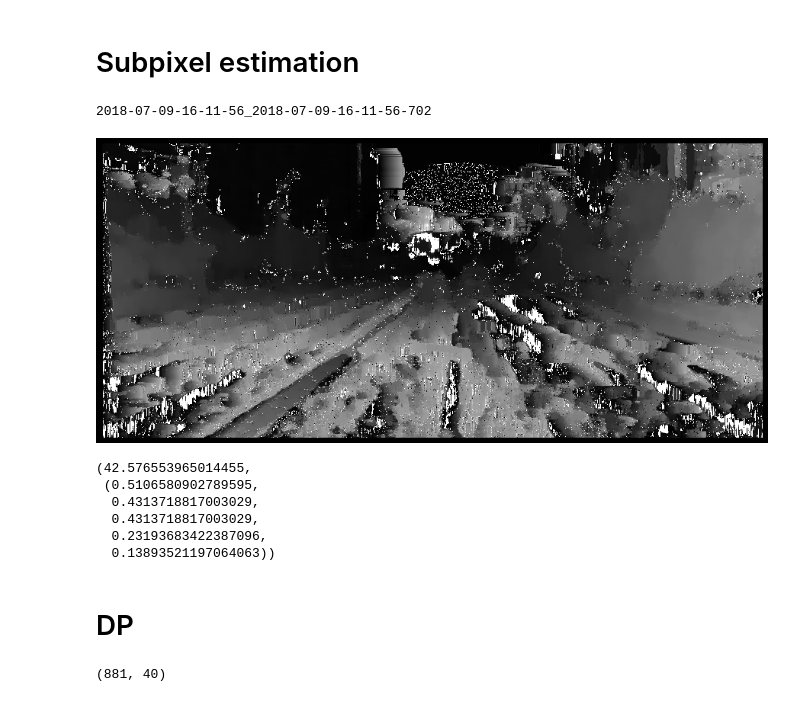
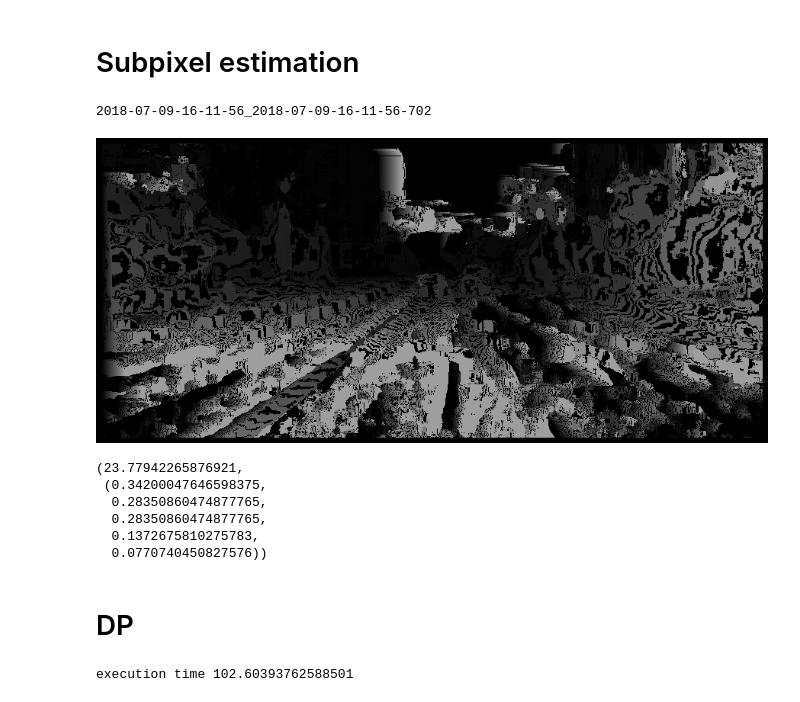
Before and after one commit to R-HUA/COMP90086-Computer-Vision, a Jupyter notebook: “COMP90086_ipynb”.ipynb, the cells around one changed output. Cells and saved outputs as stored; diff of their text form; code cells hidden in the pictures.

Commit message:
by Colaboratory

```diff
--- a/“COMP90086_ipynb”.ipynb
+++ b/“COMP90086_ipynb”.ipynb
@@ -79,7 +79,7 @@ def ssd_(st,end,imgL,imgR,window_size,disparity):
 
             if ssd < min_ssd:
               min_ssd = ssd
-              disparity[i,j] = k * 256
+              disparity[i,j] = k
 
 
 def ssd(imgL,imgR,window_size):
@@ -112,4 +112,0 @@ for fname in imgs.keys():
-# %%
-from google.colab.patches import cv2_imshow
-for fname in imgs.keys():
-  cv2_imshow(disparity[fname]/50)
@@ -154,18 +161,30 @@ errors(ground_truth[img_name]/256,disparity[img_name]/256)
 # %% [markdown]
 # Test the window size
 # %%
-for img_name in imgs.keys():
-  e = [[] for _ in range(3,27,4)]
-  run_time = [-1 for _ in range(3,27,4)]
-  for i in range(3,27,4):
-    print("window size:",i,end=" ")
+e = [[] for _ in range(3,27,4)]
+run_time = [-1 for _ in range(3,27,4)]
+for size in range(3,27,2):
+  for img_name in imgs.keys():
     start_time = time.time()
 
     d = ssd(imgs[img_name][0],imgs[img_name][1],i)
-    e[(i-3)//4] = errors(ground_truth[img_name]/256,d/256)
+    e[(i-3)//4].append(errors(ground_truth[img_name]/256,d))
 
     end_time = time.time()
-    run_time[(i-3)//4] = end_time - start_time
+    run_time[(i-3)//4] += (end_time - start_time)
+
+
+e = np.array(e)
+e = np.sum(e,axis = 0) / len(imgs.keys())
+run_time = np.array(run_time) / len(imgs.keys())
+
+
+
+for i in range(3,27,2):
+  print("window size:",i)
+  print("run_time:",run_time[(i-3)//4])
+  print("rms:",e[(i-3)//4][0])
+  print("error <4 <2 <1 <0.5 <0.25", e[(i-3)//4][1:])
 # %% [markdown]
 # Sub­pixel estimation
 # %%
@@ -222,18 +273,18 @@ run_time = end_time - start_time
 # %%
 print(fname)
 from google.colab.patches import cv2_imshow
-#d = cv2.GaussianBlur(d, (3,3), 1.5);
+d = cv2.GaussianBlur(d, (5,5), 1.5);
 cv2_imshow(d/50)
 errors(ground_truth[fname]/256,d/256)
 # %% [output]
 2018-07-09-16-11-56_2018-07-09-16-11-56-702
-[figure, old version]
+[figure, new version]
-(42.576553965014455,
- (0.5106580902789595,
-  0.4313718817003029,
-  0.4313718817003029,
-  0.23193683422387096,
-  0.13893521197064063))
+(23.77942265876921,
+ (0.34200047646598375,
+  0.28350860474877765,
+  0.28350860474877765,
+  0.1372675810275783,
+  0.0770740450827576))
 # %% [markdown]
 # DP
 # %%
@@ -255,9 +306,9 @@ def convCPU(matrix, kernel):
     return convRes
 # %%
 mask = np.ones((6,6),dtype=np.int16)
-imageL = create_img("imL.jpg")
+imageL = create_img("/content/Dataset/2018-07-09-16-11-56_2018-07-09-16-11-56-702-left.jpg")
 #  imageL = convCPU(imageL,mask)
-imageR = create_img("imR.jpg")
+imageR = create_img("/content/Dataset/2018-07-09-16-11-56_2018-07-09-16-11-56-702-right.jpg")
 # imageR = convCPU(imageR,mask)
 height = imageL.shape[0]
 width = imageR.shape[1]
@@ -267,7 +318,7 @@ start = time.time()
 depthMap = []
 # print list(imageL[0])
 # print list(imageR[0])
-for line in range(height):
+for line in tqdm(range(height)):
 
     disparityMap = np.zeros((width,40),dtype=np.int16)
 
@@ -332,11 +383,9 @@ print("execution time", time.time()-start)
 depthMap = np.array(depthMap).astype(np.int16)
 # print list(depthMap)
 #depthMap = convCPU(depthMap,mask)
-depthMap = depthMap*255//np.max(depthMap)
+#depthMap = depthMap*256//np.max(depthMap)
 
-new_im = Image.fromarray(depthMap)
-new_im.convert('RGB').save('depth.jpg')
+#new_im = Image.fromarray(depthMap)
+#new_im.convert('RGB').save('depth.jpg')
+# %% [output]
+execution time 102.60393762588501
-# %%
-dispRes.shape
-# %% [output]
-(881, 40)
```
Also changed, not shown: parts of 11 cells of this notebook.
